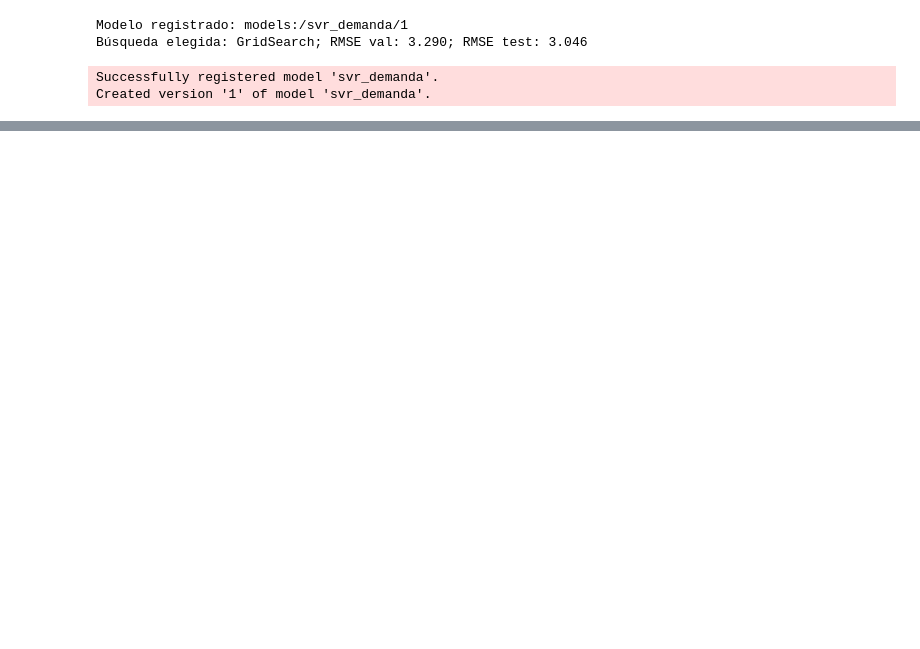
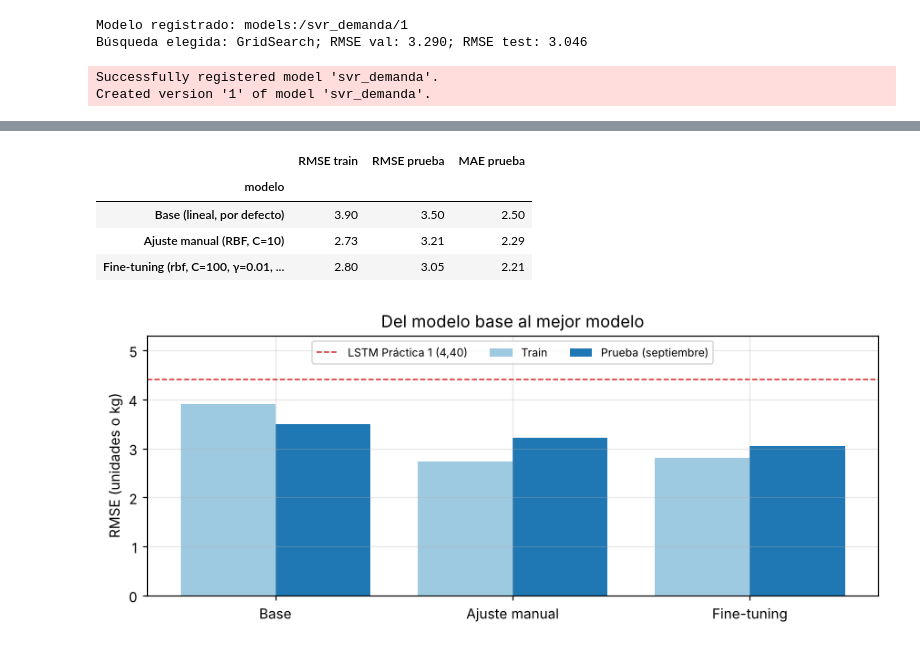
Before and after one commit to CinthyLu/icc-aa-practica2, a Jupyter notebook: practica2_svm.ipynb, the cells around one changed output, grey strips where cells are left out. Cells and saved outputs as stored; diff of their text form; code cells hidden in the pictures; blank space fills up the shorter version.

```diff
--- a/practica2_svm.ipynb
+++ b/practica2_svm.ipynb
@@ -659,0 +466,31 @@ Archivos: parte3_predicciones.csv, parte3_muestras.csv y parte3_shap.csv en resu
+# %%
+modelos_finales = {
+    "Base (lineal, por defecto)": clone(modelos_etapa["base"]).fit(X_busqueda, y_busqueda),
+    f"Ajuste manual (RBF, C={MEJOR_C:g})": final,
+    "Fine-tuning ({svr__kernel}, C={svr__C}, γ={svr__gamma}, ε={svr__epsilon})".format(**seleccionada.best_params_): mejor_modelo,
+}
+filas = []
+for nombre, modelo in modelos_finales.items():
+    p = np.clip(modelo.predict(X_te), 0, None)
+    filas.append({"modelo": nombre, "RMSE train": rmse(y_busqueda, modelo.predict(X_busqueda)),
+                  "RMSE prueba": rmse(y_te, p), "MAE prueba": mean_absolute_error(y_te, p)})
+etapas_tabla = pd.DataFrame(filas).set_index("modelo")
+display(etapas_tabla.round(2))
+
+etiquetas = ["Base", "Ajuste manual", "Fine-tuning"]
+pos = np.arange(3)
+plt.figure(figsize=(8, 3.4))
+plt.bar(pos - 0.2, etapas_tabla["RMSE train"], 0.4, label="Train", color="#9ecae1")
+plt.bar(pos + 0.2, etapas_tabla["RMSE prueba"], 0.4, label="Prueba (septiembre)", color="#1f77b4")
+plt.axhline(4.40, color="#d62728", ls="--", lw=1, label="LSTM Práctica 1 (4,40)")
+plt.xticks(pos, etiquetas); plt.ylabel("RMSE (unidades o kg)"); plt.ylim(0, 5.3)
+plt.legend(fontsize=8, ncol=3, loc="upper center")
+plt.title("Del modelo base al mejor modelo")
+plt.tight_layout(); plt.savefig(FIG / "06_base_vs_mejor.png", dpi=200); plt.show()
+# %% [output]
+|  | RMSE train | RMSE prueba | MAE prueba |
+| modelo |  |  |  |
+| Base (lineal, por defecto) | 3.90 | 3.50 | 2.50 |
+| Ajuste manual (RBF, C=10) | 2.73 | 3.21 | 2.29 |
+| Fine-tuning (rbf, C=100, γ=0.01, ... | 2.80 | 3.05 | 2.21 |
+[figure, added]
```
Also changed, not shown: parts of 41 cells of this notebook, 22 other files.
